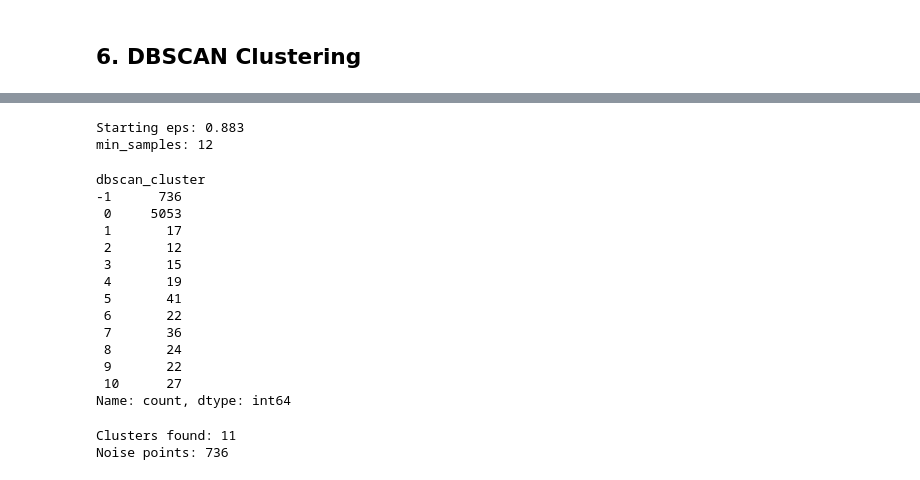
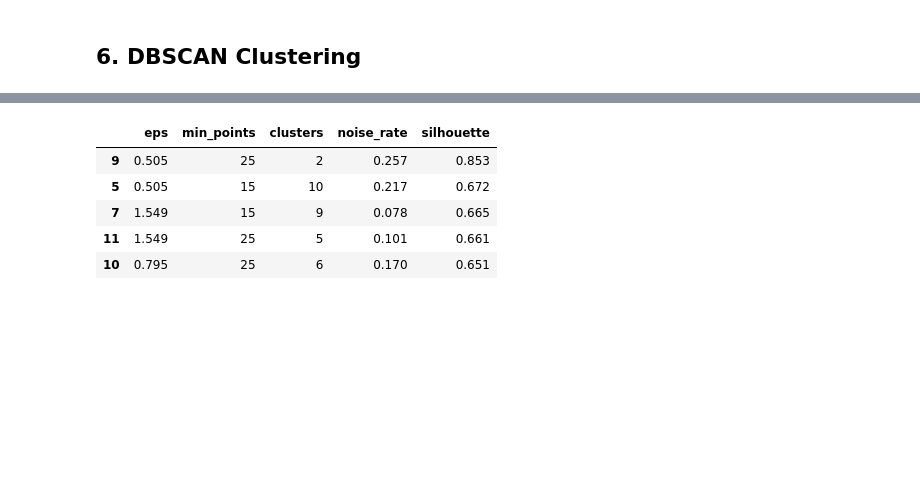
Before and after one commit to blbaum/aiForSecurity, a Jupyter notebook: module4/Assignment3-Baum.ipynb, the cells around one changed output, grey strips where cells are left out. Drawn from its saved outputs; the diff is of its cells as text; code cells hidden in the pictures; blank space fills up the shorter version.

```diff
--- a/module4/Assignment3-Baum.ipynb
+++ b/module4/Assignment3-Baum.ipynb
@@ -657,37 +657,34 @@ Suggested starting eps values to try:
-# %%
-eps = float(np.percentile(k_distances, 85))
-print("Starting eps:", round(eps, 3))
-print("min_samples:", min_samples)
-
-dbscan = DBSCAN(eps=eps, min_samples=min_samples)
-db_labels = dbscan.fit_predict(X_scaled)
-
-df_db = X_scaled_df.copy()
-df_db["dbscan_cluster"] = db_labels
-
-display(df_db["dbscan_cluster"].value_counts().sort_index())
-
-n_clusters = len(set(db_labels)) - (1 if -1 in db_labels else 0)
-n_noise = int((db_labels == -1).sum())
-
-print("Clusters found:", n_clusters)
-print("Noise points:", n_noise)
-# %% [output]
-Starting eps: 0.883
-min_samples: 12
-dbscan_cluster
--1      736
- 0     5053
- 1       17
- 2       12
- 3       15
- 4       19
- 5       41
- 6       22
- 7       36
- 8       24
- 9       22
- 10      27
-Name: count, dtype: int64
-Clusters found: 11
-Noise points: 736
+# %%
+
+eps_values = np.round(np.percentile(k_distances, [80, 85, 90, 95]), 3)
+min_samples_values = [5, 15, 25, 40]
+
+rows = []
+for ms in min_samples_values:
+    for ep in eps_values:
+        labels = DBSCAN(eps=float(ep), min_samples=ms).fit_predict(X_scaled)
+        n_clusters = len(set(labels)) - (1 if -1 in labels else 0)
+        n_noise = int((labels == -1).sum())
+        noise_rate = n_noise / len(labels)
+        mask = labels != -1
+        if len(set(labels[mask])) >= 2:
+            sil = silhouette_score(X_scaled[mask], labels[mask])
+        else:
+            sil = np.nan
+        rows.append({
+            "eps": ep,
+            "min_points": ms,
+            "clusters": n_clusters,
+            "noise_rate": round(noise_rate, 3),
+            "silhouette": round(sil, 3) if sil == sil else np.nan,
+        })
+
+sweep_df = pd.DataFrame(rows)
+display(sweep_df.sort_values("silhouette", ascending=False).head(5))
+# %% [output]
+|  | eps | min_points | clusters | noise_rate | silhouette |
+| 9 | 0.505 | 25 | 2 | 0.257 | 0.853 |
+| 5 | 0.505 | 15 | 10 | 0.217 | 0.672 |
+| 7 | 1.549 | 15 | 9 | 0.078 | 0.665 |
+| 11 | 1.549 | 25 | 5 | 0.101 | 0.661 |
+| 10 | 0.795 | 25 | 6 | 0.170 | 0.651 |
```
Also changed, not shown: parts of 5 cells of this notebook.
